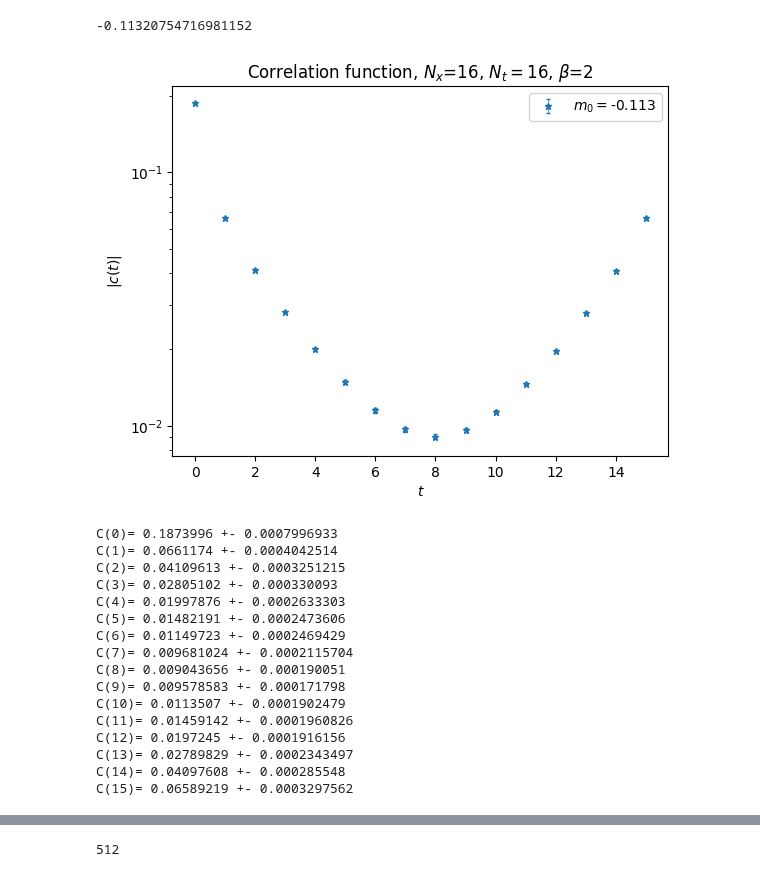
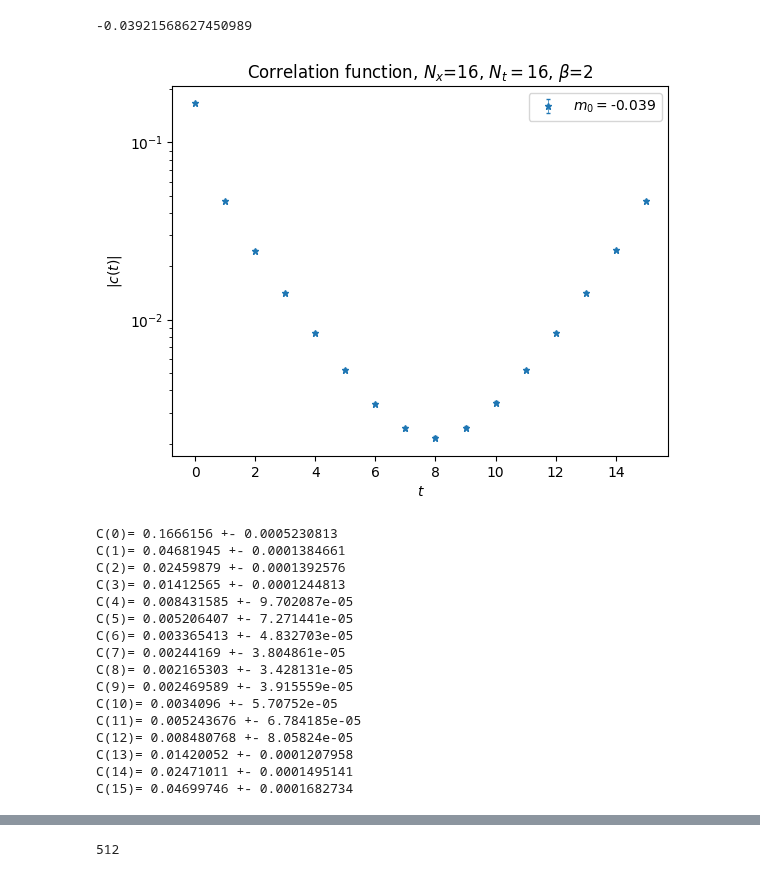
Before and after one commit to Fabian2598/SchwingerModel, a Jupyter notebook: mass_analysis.ipynb, the cells around one changed output, grey strips where cells are left out. Drawn from its saved outputs; the diff is of its cells as text; code cells hidden in the pictures.

```diff
--- a/mass_analysis.ipynb
+++ b/mass_analysis.ipynb
@@ -46,48 +46,48 @@ def kappa2mass(kappa):
 def mass2kappa(m0):
     return 1/(2*(m0+2))
 # %%
-kappa2mass(0.265)
+kappa2mass(0.255)
 # %% [output]
--0.11320754716981152
+-0.03921568627450989
 # %%
 beta, Nx, Nt = 2, 16, 16
-masses = [kappa2mass(0.265)]
+masses = [kappa2mass(0.255)]
 
 plt.title(r'Correlation function, $N_x$={0}, $N_t={1}$, $\beta$={2}'.format(Nx,Nt,beta))
 plt.ylabel(r'$|c(t)|$')
 plt.xlabel(r"$t$")
 
 for m0 in masses:
     path = 'confs/b{0}_{1}x{2}/2D_U1_Ns{1}_Nt{2}_b{0}_m{3}_corr.txt'.format(beta,Nx,Nt,format_number(m0))
     t, Corr, dCorr = Datos(path)
     Corr = abs(Corr)
     plt.errorbar(t,Corr,yerr=dCorr,\
         fmt='*',markersize='5',elinewidth=0.5,solid_capstyle='projecting',label='$m_0=${0}'.format(np.round(m0,3)), capsize=1.5)
 plt.yscale('log')
 plt.legend()
 plt.show()
 # %% [output]
-[figure, old version]
+[figure, new version]
 # %%
 for t in range(Nt):
     print('C({0})= {1} +- {2}'.format(t,Corr[t],dCorr[t]))
 # %% [output]
-C(0)= 0.1873996 +- 0.0007996933
-C(1)= 0.0661174 +- 0.0004042514
-C(2)= 0.04109613 +- 0.0003251215
-C(3)= 0.02805102 +- 0.000330093
-C(4)= 0.01997876 +- 0.0002633303
-C(5)= 0.01482191 +- 0.0002473606
-C(6)= 0.01149723 +- 0.0002469429
-C(7)= 0.009681024 +- 0.0002115704
-C(8)= 0.009043656 +- 0.000190051
-C(9)= 0.009578583 +- 0.000171798
-C(10)= 0.0113507 +- 0.0001902479
-C(11)= 0.01459142 +- 0.0001960826
-C(12)= 0.0197245 +- 0.0001916156
-C(13)= 0.02789829 +- 0.0002343497
-C(14)= 0.04097608 +- 0.000285548
-C(15)= 0.06589219 +- 0.0003297562
+C(0)= 0.1666156 +- 0.0005230813
+C(1)= 0.04681945 +- 0.0001384661
+C(2)= 0.02459879 +- 0.0001392576
+C(3)= 0.01412565 +- 0.0001244813
+C(4)= 0.008431585 +- 9.702087e-05
+C(5)= 0.005206407 +- 7.271441e-05
+C(6)= 0.003365413 +- 4.832703e-05
+C(7)= 0.00244169 +- 3.804861e-05
+C(8)= 0.002165303 +- 3.428131e-05
+C(9)= 0.002469589 +- 3.915559e-05
+C(10)= 0.0034096 +- 5.70752e-05
+C(11)= 0.005243676 +- 6.784185e-05
+C(12)= 0.008480768 +- 8.05824e-05
+C(13)= 0.01420052 +- 0.0001207958
+C(14)= 0.02471011 +- 0.0001495141
+C(15)= 0.04699746 +- 0.0001682734
 # %%
 plt.title(r'Effective mass, $N_x$={0}, $N_t={1}$, $\beta$={2}'.format(Nx,Nt,beta))
 plt.ylabel(r'$m_{eff}(t)$')
```
Also changed, not shown: parts of 1 cell of this notebook, 18 other files.
